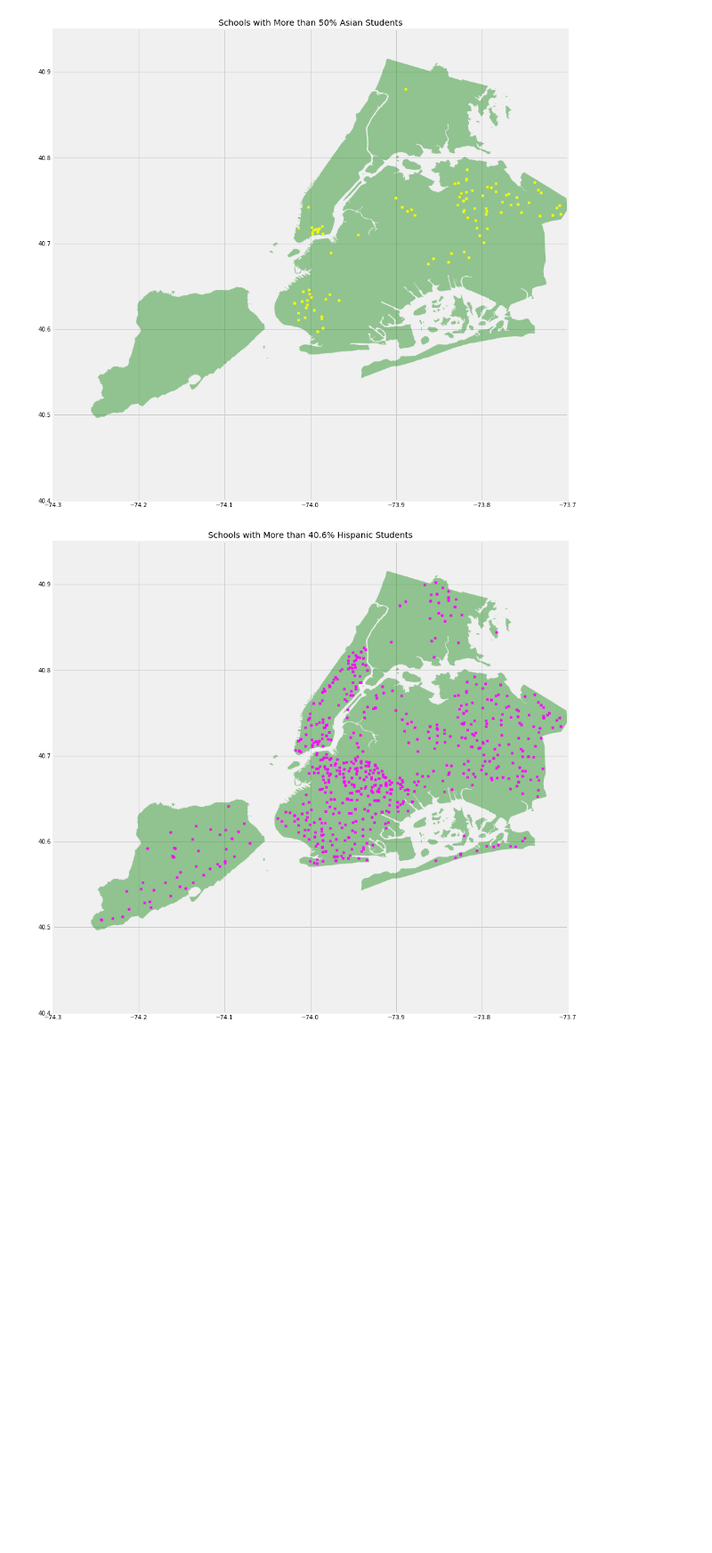
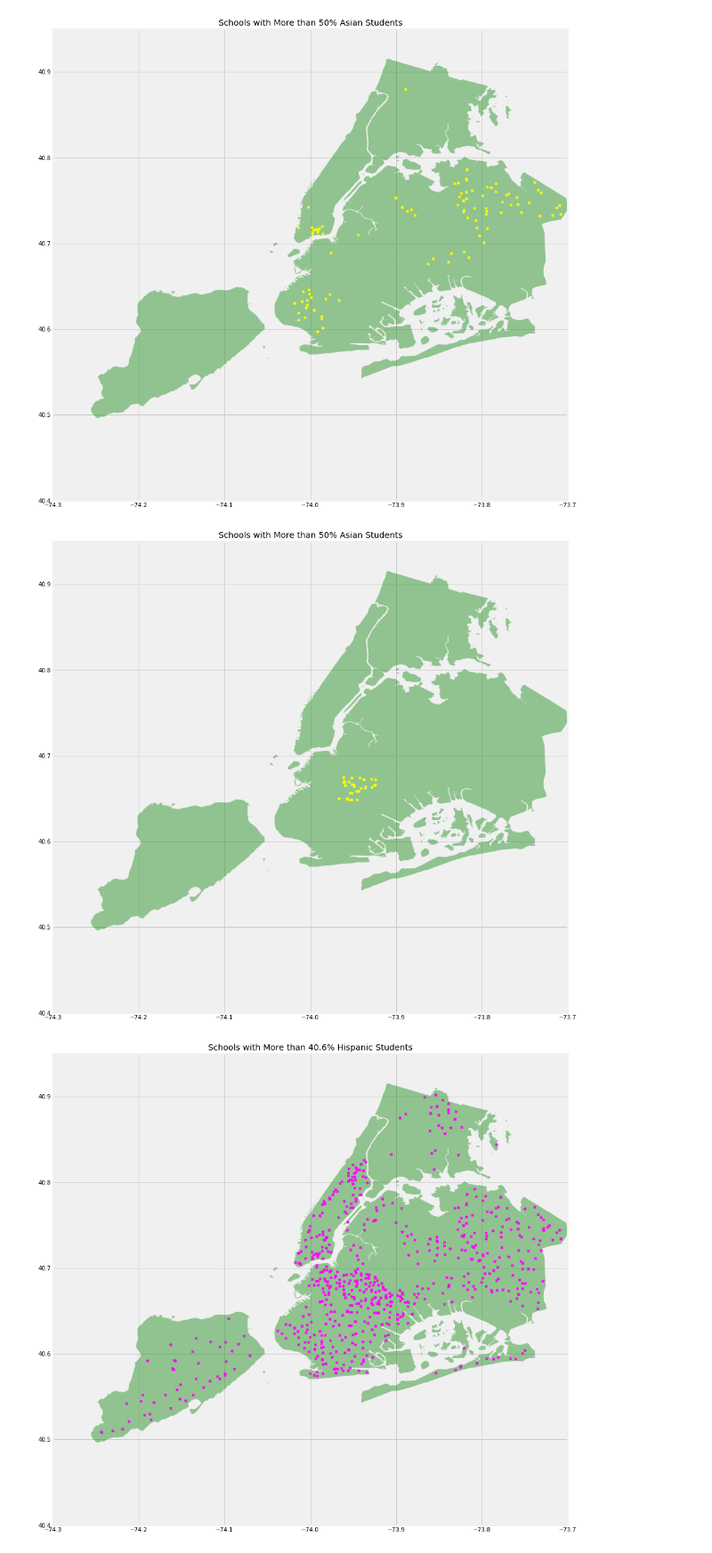
Before and after one commit to kbee181756/Build-Project-1, a Jupyter notebook: geo_join_clean.ipynb, the cells around one changed output. Shown at 89% size. Drawn from its saved outputs; the diff is of its cells as text; code cells hidden in the pictures; blank space fills up the shorter version.

```diff
--- a/geo_join_clean.ipynb
+++ b/geo_join_clean.ipynb
@@ -322,6 +331,17 @@ plt.ylim( 40.4,40.95)
 plt.show()
 # %% [output]
 [figure]
+# %%
+fig, ax = plt.subplots(figsize=(15,15))
+street_map.plot(ax=ax, alpha=0.4, color='green')
+
+gdf[gdf['Geographical District Code'] == 17].plot(ax=ax, markersize=20, color= 'yellow', marker ='X')
+plt.title("Schools with More than 50% Asian Students")
+plt.xlim(-74.3,-73.7)
+plt.ylim( 40.4,40.95)
+plt.show()
+# %% [output]
+[figure, added]
 # %%
 fig, ax = plt.subplots(figsize=(15,15))
 street_map.plot(ax=ax, alpha=0.4, color='green')
```
Also changed, not shown: parts of 5 cells of this notebook.
